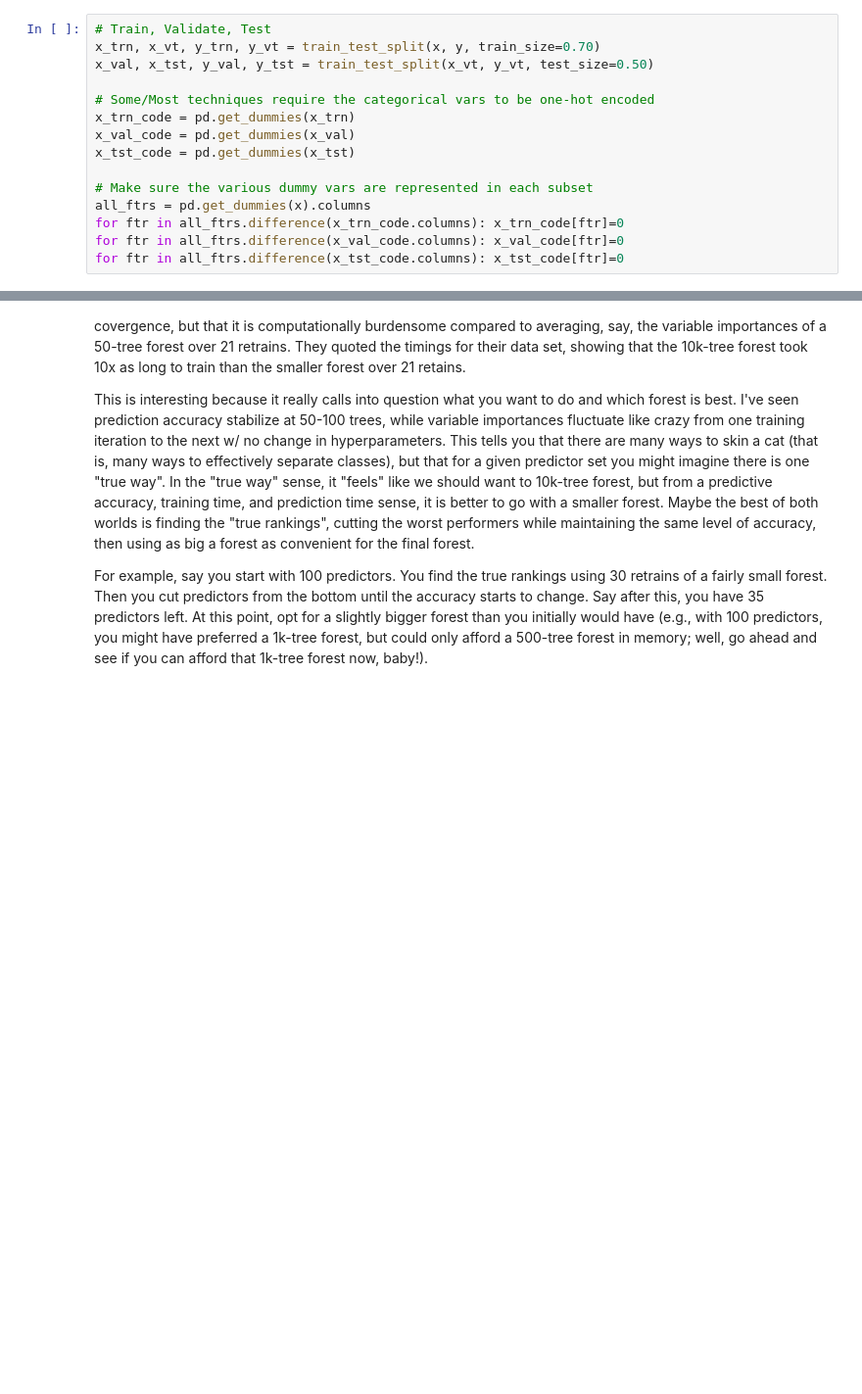
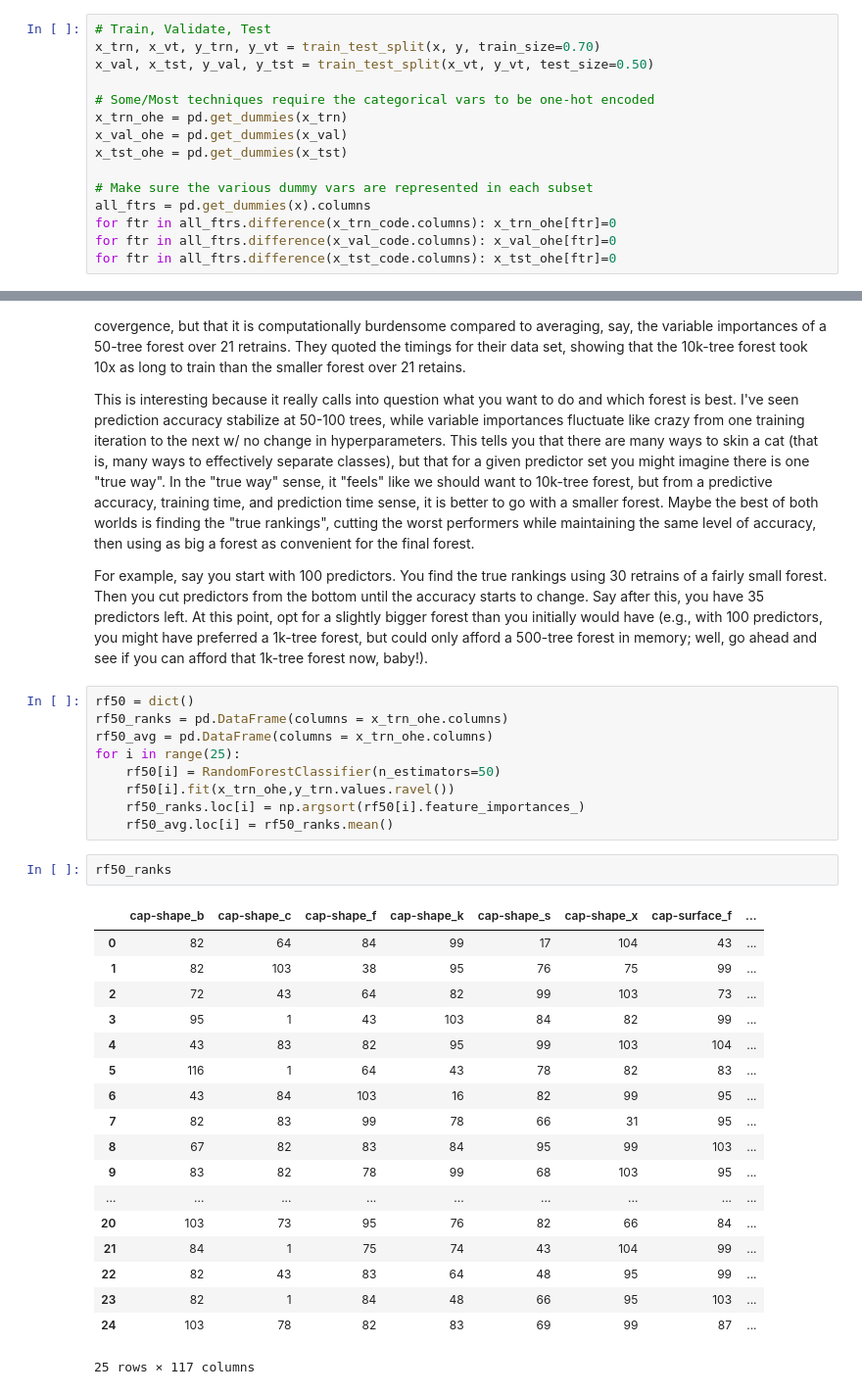
Before and after one commit to krbnite/krbnite.github.io, a Jupyter notebook: _notebooks/2019-09-22-Stabilizing-Variable-Importance-Fluctuations-in-a-Random-Forest.ipynb, the cells around one changed output, grey strips where cells are left out. Shown at 98% size. Drawn from its saved outputs; the diff is of its cells as text; blank space fills up the shorter version.

```diff
--- a/_notebooks/2019-09-22-Stabilizing-Variable-Importance-Fluctuations-in-a-Random-Forest.ipynb
+++ b/_notebooks/2019-09-22-Stabilizing-Variable-Importance-Fluctuations-in-a-Random-Forest.ipynb
@@ -61,15 +61,15 @@ x_trn, x_vt, y_trn, y_vt = train_test_split(x, y, train_size=0.70)
 x_val, x_tst, y_val, y_tst = train_test_split(x_vt, y_vt, test_size=0.50)
 
 # Some/Most techniques require the categorical vars to be one-hot encoded
-x_trn_code = pd.get_dummies(x_trn)
-x_val_code = pd.get_dummies(x_val)
-x_tst_code = pd.get_dummies(x_tst)
+x_trn_ohe = pd.get_dummies(x_trn)
+x_val_ohe = pd.get_dummies(x_val)
+x_tst_ohe = pd.get_dummies(x_tst)
 
 # Make sure the various dummy vars are represented in each subset
 all_ftrs = pd.get_dummies(x).columns
-for ftr in all_ftrs.difference(x_trn_code.columns): x_trn_code[ftr]=0
-for ftr in all_ftrs.difference(x_val_code.columns): x_val_code[ftr]=0
-for ftr in all_ftrs.difference(x_tst_code.columns): x_tst_code[ftr]=0
+for ftr in all_ftrs.difference(x_trn_code.columns): x_trn_ohe[ftr]=0
+for ftr in all_ftrs.difference(x_val_code.columns): x_val_ohe[ftr]=0
+for ftr in all_ftrs.difference(x_tst_code.columns): x_tst_ohe[ftr]=0
 # %% [markdown]
 In the Behnamian paper, they do not toggle many hyperparameters:
 * Leave mtry as default (sqrt(F))
@@ -127,3 +127,33 @@ to change.  Say after this, you have 35 predictors left.  At this point, opt for
 bigger forest than you initially would have (e.g., with 100 predictors, you might have preferred
 a 1k-tree forest, but could only afford a 500-tree forest in memory; well, go ahead and see
 if you can afford that 1k-tree forest now, baby!).
+# %%
+rf50 = dict()
+rf50_ranks = pd.DataFrame(columns = x_trn_ohe.columns)
+rf50_avg = pd.DataFrame(columns = x_trn_ohe.columns)
+for i in range(25):
+    rf50[i] = RandomForestClassifier(n_estimators=50)
+    rf50[i].fit(x_trn_ohe,y_trn.values.ravel())
+    rf50_ranks.loc[i] = np.argsort(rf50[i].feature_importances_)
+    rf50_avg.loc[i] = rf50_ranks.mean()
+# %%
+rf50_ranks
+# %% [output]
+|  | cap-shape_b | cap-shape_c | cap-shape_f | cap-shape_k | cap-shape_s | cap-shape_x | cap-surface_f | ... |
+| 0 | 82 | 64 | 84 | 99 | 17 | 104 | 43 | ... |
+| 1 | 82 | 103 | 38 | 95 | 76 | 75 | 99 | ... |
+| 2 | 72 | 43 | 64 | 82 | 99 | 103 | 73 | ... |
+| 3 | 95 | 1 | 43 | 103 | 84 | 82 | 99 | ... |
+| 4 | 43 | 83 | 82 | 95 | 99 | 103 | 104 | ... |
+| 5 | 116 | 1 | 64 | 43 | 78 | 82 | 83 | ... |
+| 6 | 43 | 84 | 103 | 16 | 82 | 99 | 95 | ... |
+| 7 | 82 | 83 | 99 | 78 | 66 | 31 | 95 | ... |
+| 8 | 67 | 82 | 83 | 84 | 95 | 99 | 103 | ... |
+| 9 | 83 | 82 | 78 | 99 | 68 | 103 | 95 | ... |
+| ... | ... | ... | ... | ... | ... | ... | ... | ... |
+| 20 | 103 | 73 | 95 | 76 | 82 | 66 | 84 | ... |
+| 21 | 84 | 1 | 75 | 74 | 43 | 104 | 99 | ... |
+| 22 | 82 | 43 | 83 | 64 | 48 | 95 | 99 | ... |
+| 23 | 82 | 1 | 84 | 48 | 66 | 95 | 103 | ... |
+| 24 | 103 | 78 | 82 | 83 | 69 | 99 | 87 | ... |
+25 rows × 117 columns
```
Also changed, not shown: parts of 11 cells of this notebook.
